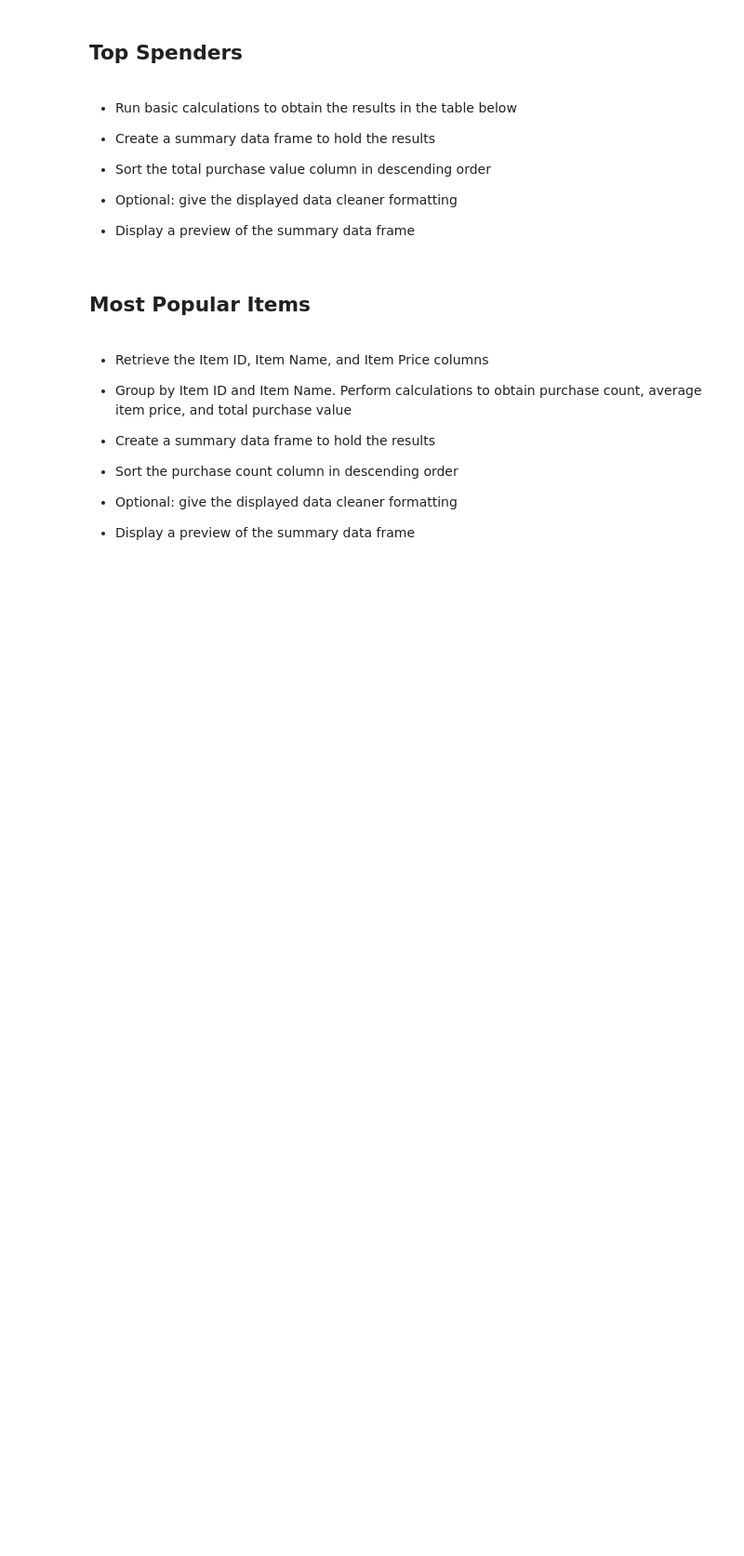
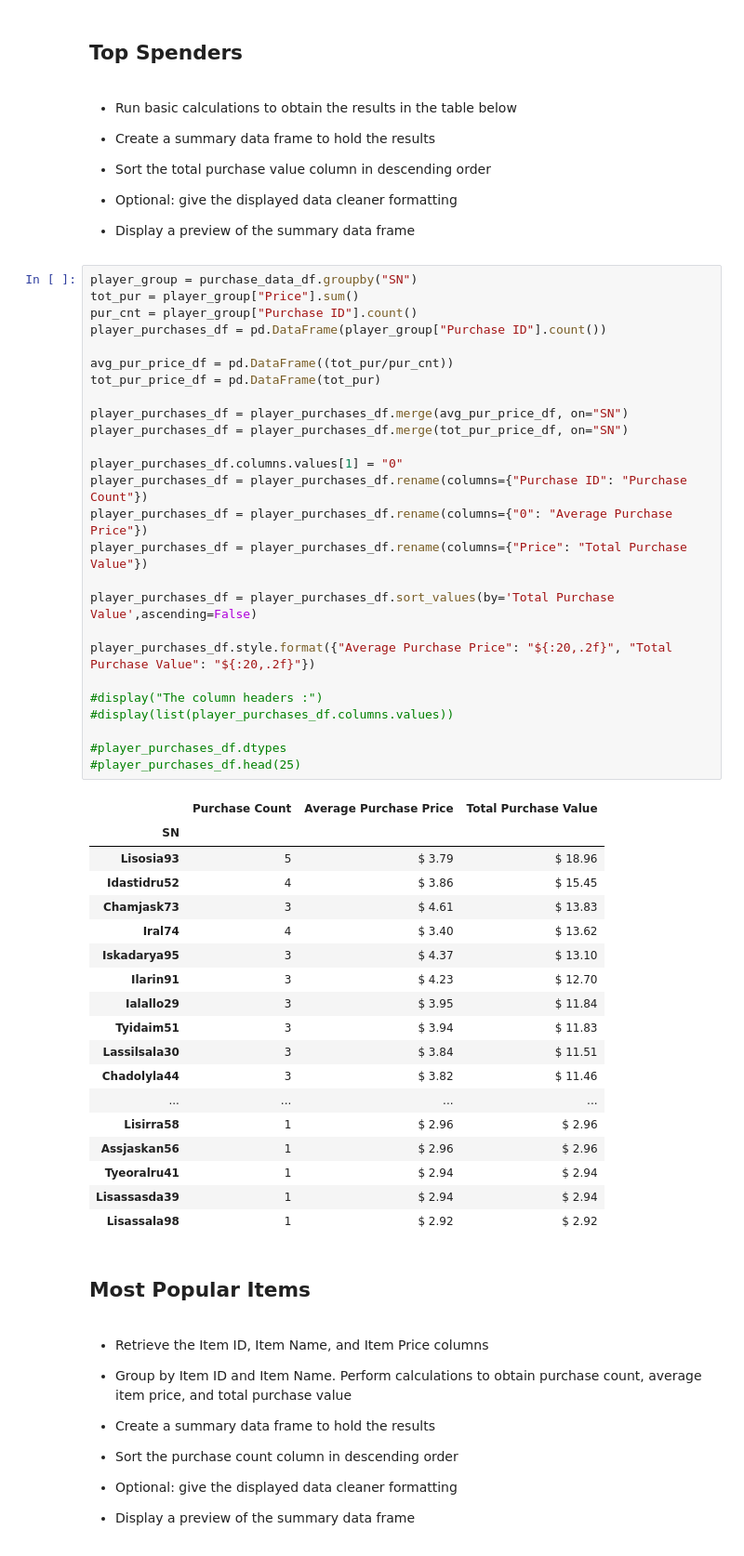
Before and after one commit to patrickfspring/Game-Purchase-Analysis-using-Pandas, a Jupyter notebook: HeroesOfPymoli/HeroesOfPymoli_starter.ipynb, the cells around one changed output. Shown: that part at 93% size. Saved outputs shown, nothing was run; the diff lists cells and outputs as text; blank space fills up the shorter version.

```diff
--- a/HeroesOfPymoli/HeroesOfPymoli_starter.ipynb
+++ b/HeroesOfPymoli/HeroesOfPymoli_starter.ipynb
@@ -267,6 +267,51 @@ avgpur_per_agebin_df.style.format({"Average Purchase Price": "${:20,.2f}", "Tota
 
 
 * Display a preview of the summary data frame
+# %%
+player_group = purchase_data_df.groupby("SN")
+tot_pur = player_group["Price"].sum()
+pur_cnt = player_group["Purchase ID"].count()
+player_purchases_df = pd.DataFrame(player_group["Purchase ID"].count())
+
+avg_pur_price_df = pd.DataFrame((tot_pur/pur_cnt))
+tot_pur_price_df = pd.DataFrame(tot_pur)
+
+player_purchases_df = player_purchases_df.merge(avg_pur_price_df, on="SN")
+player_purchases_df = player_purchases_df.merge(tot_pur_price_df, on="SN")
+
+player_purchases_df.columns.values[1] = "0"
+player_purchases_df = player_purchases_df.rename(columns={"Purchase ID": "Purchase Count"})
+player_purchases_df = player_purchases_df.rename(columns={"0": "Average Purchase Price"})
+player_purchases_df = player_purchases_df.rename(columns={"Price": "Total Purchase Value"})
+
+player_purchases_df = player_purchases_df.sort_values(by='Total Purchase Value',ascending=False)
+
+player_purchases_df.style.format({"Average Purchase Price": "${:20,.2f}", "Total Purchase Value": "${:20,.2f}"})
+
+#display("The column headers :")
+#display(list(player_purchases_df.columns.values))
+
+#player_purchases_df.dtypes
+#player_purchases_df.head(25)
+# %% [output]
+|  | Purchase Count | Average Purchase Price | Total Purchase Value |
+| SN |  |  |  |
+| Lisosia93 | 5 | $ 3.79 | $ 18.96 |
+| Idastidru52 | 4 | $ 3.86 | $ 15.45 |
+| Chamjask73 | 3 | $ 4.61 | $ 13.83 |
+| Iral74 | 4 | $ 3.40 | $ 13.62 |
+| Iskadarya95 | 3 | $ 4.37 | $ 13.10 |
+| Ilarin91 | 3 | $ 4.23 | $ 12.70 |
+| Ialallo29 | 3 | $ 3.95 | $ 11.84 |
+| Tyidaim51 | 3 | $ 3.94 | $ 11.83 |
+| Lassilsala30 | 3 | $ 3.84 | $ 11.51 |
+| Chadolyla44 | 3 | $ 3.82 | $ 11.46 |
+| ... | ... | ... | ... |
+| Lisirra58 | 1 | $ 2.96 | $ 2.96 |
+| Assjaskan56 | 1 | $ 2.96 | $ 2.96 |
+| Tyeoralru41 | 1 | $ 2.94 | $ 2.94 |
+| Lisassasda39 | 1 | $ 2.94 | $ 2.94 |
+| Lisassala98 | 1 | $ 2.92 | $ 2.92 |
 # %% [markdown]
 ## Most Popular Items
 # %% [markdown]
```
